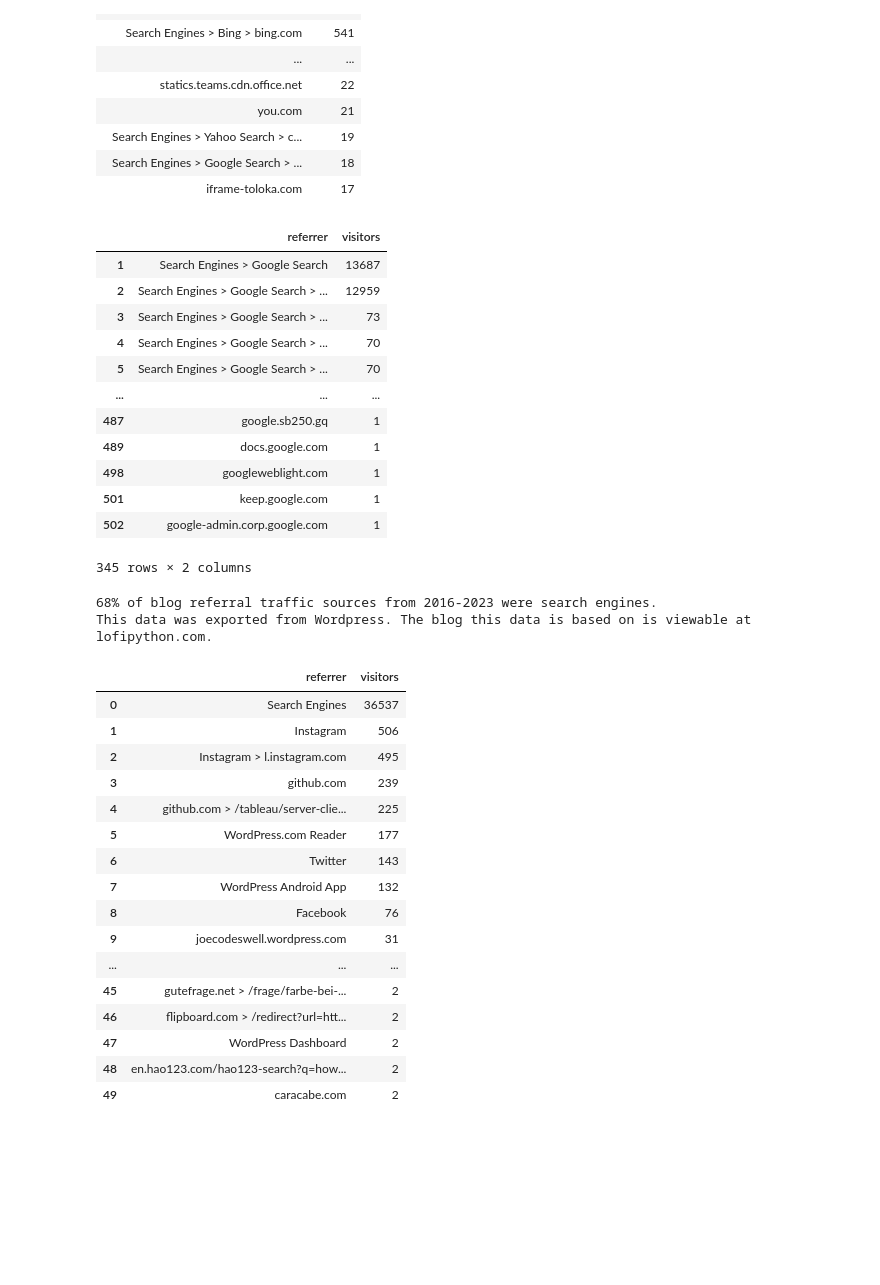
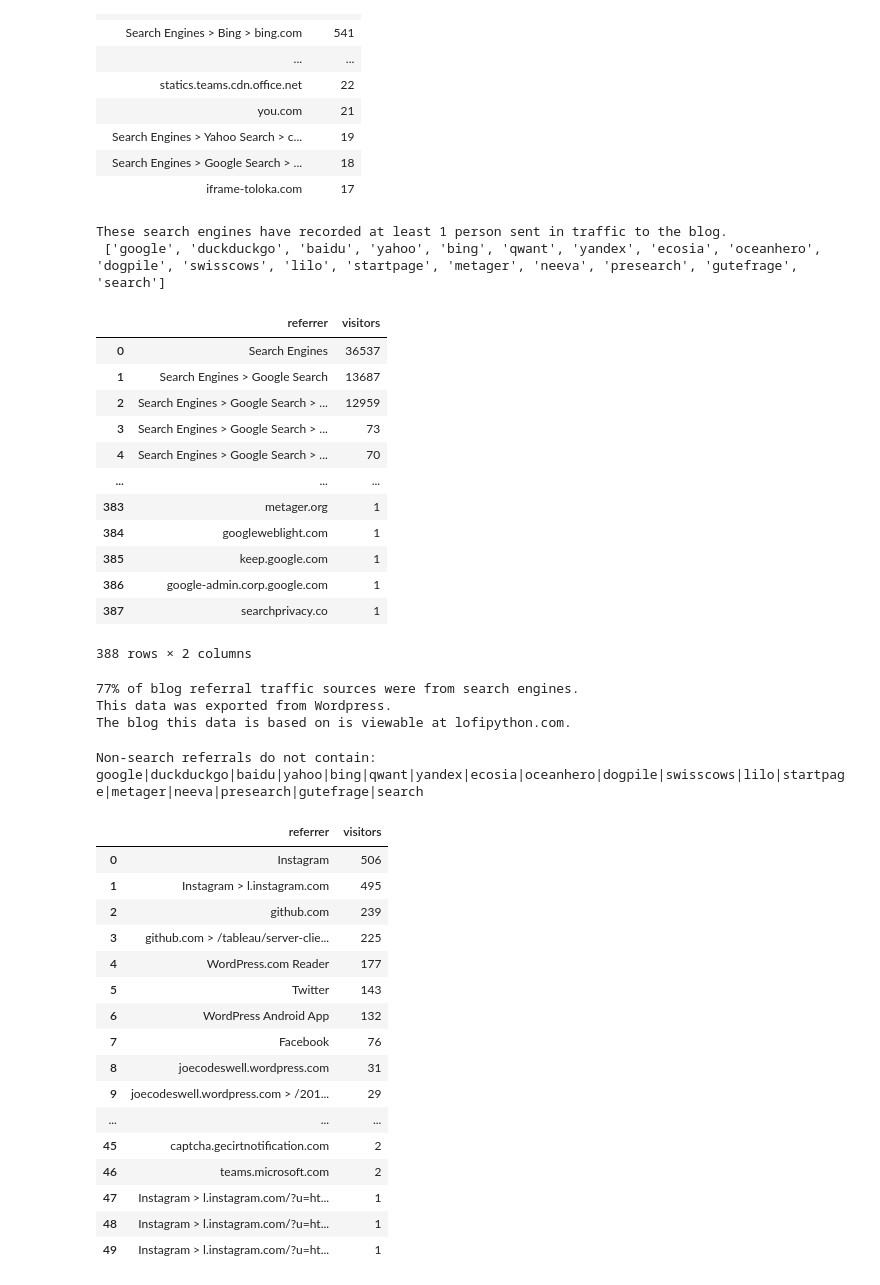
Before and after one commit to erickbytes/lofipy, a Jupyter notebook: Python Blog Referrers.ipynb, the cells around one changed output. Saved outputs shown, nothing was run; the diff lists cells and outputs as text; code cells hidden in the pictures; blank space fills up the shorter version.

```diff
--- a/Python Blog Referrers.ipynb
+++ b/Python Blog Referrers.ipynb
@@ -46,6 +46,7 @@ top_50
 | Search Engines > Google Search > ... | 18 |
 | iframe-toloka.com | 17 |
 # %%
+# Including the word search for generic search engine category / other smaller search engines.
 search_engines = [
     "google",
     "duckduckgo",
@@ -56,61 +57,70 @@ search_engines = [
     "yandex",
     "ecosia",
     "oceanhero",
+    "dogpile",
     "swisscows",
+    "lilo",
     "startpage",
-    "metager"
-    "search",
+    "metager",
+    "neeva",
+    "presearch",
+    "gutefrage",
+    "search"
 ]
+print(f"These search engines have recorded at least 1 person sent in traffic to the blog.\n {search_engines}")
 search_engines = "|".join(search_engines)
 search_referrals = referrers[
     referrers.referrer.str.contains(pat=search_engines, regex=True, case=False)
-]
+].reset_index(drop=True)
 search_referrals
 # %% [output]
+These search engines have recorded at least 1 person sent in traffic to the blog.
+ ['google', 'duckduckgo', 'baidu', 'yahoo', 'bing', 'qwant', 'yandex', 'ecosia', 'oceanhero', 'dogpile', 'swisscows', 'lilo', 'startpage', 'metager', 'neeva', 'presearch', 'gutefrage', 'search']
 |  | referrer | visitors |
+| 0 | Search Engines | 36537 |
 | 1 | Search Engines > Google Search | 13687 |
 | 2 | Search Engines > Google Search > ... | 12959 |
 | 3 | Search Engines > Google Search > ... | 73 |
 | 4 | Search Engines > Google Search > ... | 70 |
-| 5 | Search Engines > Google Search > ... | 70 |
 | ... | ... | ... |
-| 487 | google.sb250.gq | 1 |
-| 489 | docs.google.com | 1 |
-| 498 | googleweblight.com | 1 |
-| 501 | keep.google.com | 1 |
-| 502 | google-admin.corp.google.com | 1 |
+| 383 | metager.org | 1 |
+| 384 | googleweblight.com | 1 |
+| 385 | keep.google.com | 1 |
+| 386 | google-admin.corp.google.com | 1 |
+| 387 | searchprivacy.co | 1 |
-345 rows × 2 columns
+388 rows × 2 columns
 # %%
-print(
-    f"{search_referrals.index.size/referrers.index.size:.0%} of blog referral traffic sources from 2016-2023 were search engines."
-)
-print(
-    "This data was exported from Wordpress. The blog this data is based on is viewable at lofipython.com."
-)
+search_pct = search_referrals.index.size / referrers.index.size
+print(f"{search_pct:.0%} of blog referral traffic sources were from search engines.")
+print("This data was exported from Wordpress.")
+print("The blog this data is based on is viewable at lofipython.com.")
 # %% [output]
-68% of blog referral traffic sources from 2016-2023 were search engines.
-This data was exported from Wordpress. The blog this data is based on is viewable at lofipython.com.
+77% of blog referral traffic sources were from search engines.
+This data was exported from Wordpress.
+The blog this data is based on is viewable at lofipython.com.
 # %%
 # Show the top non-search referral sources.
 nonsearch_referrals = referrers[
     ~referrers.referrer.str.contains(pat=search_engines, regex=True, case=False)
-]
+].reset_index(drop=True)
+print(f"Non-search referrals do not contain: {search_engines}")
 nonsearch_referrals.nlargest(50, "visitors").reset_index(drop=True)
 # %% [output]
+Non-search referrals do not contain: google|duckduckgo|baidu|yahoo|bing|qwant|yandex|ecosia|oceanhero|dogpile|swisscows|lilo|startpage|metager|neeva|presearch|gutefrage|search
 |  | referrer | visitors |
-| 0 | Search Engines | 36537 |
-| 1 | Instagram | 506 |
-| 2 | Instagram > l.instagram.com | 495 |
-| 3 | github.com | 239 |
-| 4 | github.com > /tableau/server-clie... | 225 |
-| 5 | WordPress.com Reader | 177 |
-| 6 | Twitter | 143 |
-| 7 | WordPress Android App | 132 |
-| 8 | Facebook | 76 |
-| 9 | joecodeswell.wordpress.com | 31 |
+| 0 | Instagram | 506 |
+| 1 | Instagram > l.instagram.com | 495 |
+| 2 | github.com | 239 |
+| 3 | github.com > /tableau/server-clie... | 225 |
+| 4 | WordPress.com Reader | 177 |
+| 5 | Twitter | 143 |
+| 6 | WordPress Android App | 132 |
+| 7 | Facebook | 76 |
+| 8 | joecodeswell.wordpress.com | 31 |
+| 9 | joecodeswell.wordpress.com > /201... | 29 |
 | ... | ... | ... |
-| 45 | gutefrage.net > /frage/farbe-bei-... | 2 |
-| 46 | flipboard.com > /redirect?url=htt... | 2 |
-| 47 | WordPress Dashboard | 2 |
-| 48 | en.hao123.com/hao123-search?q=how... | 2 |
-| 49 | caracabe.com | 2 |
+| 45 | captcha.gecirtnotification.com | 2 |
+| 46 | teams.microsoft.com | 2 |
+| 47 | Instagram > l.instagram.com/?u=ht... | 1 |
+| 48 | Instagram > l.instagram.com/?u=ht... | 1 |
+| 49 | Instagram > l.instagram.com/?u=ht... | 1 |
```
Also changed, not shown: parts of 1 cell of this notebook, 1 other file.
